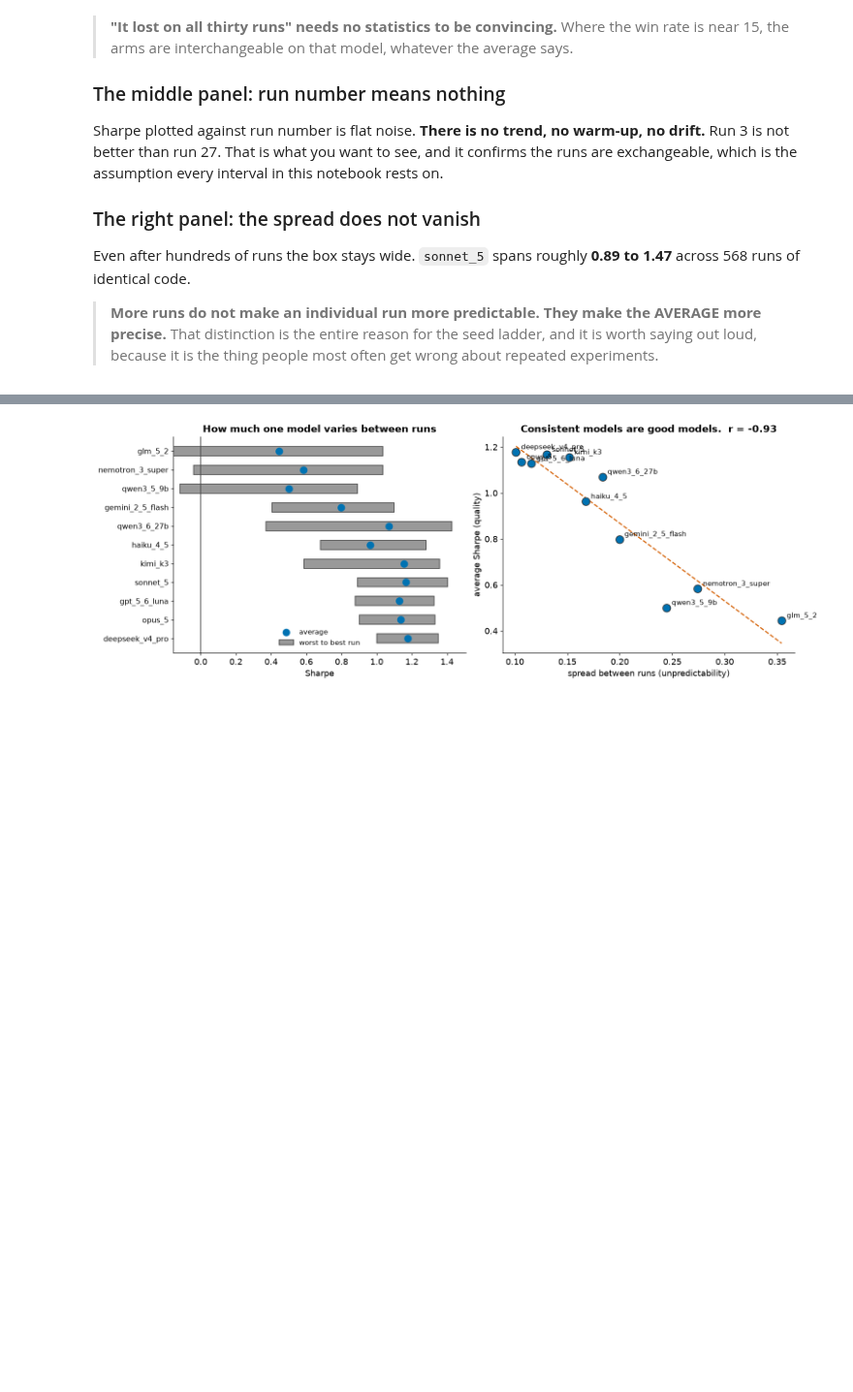
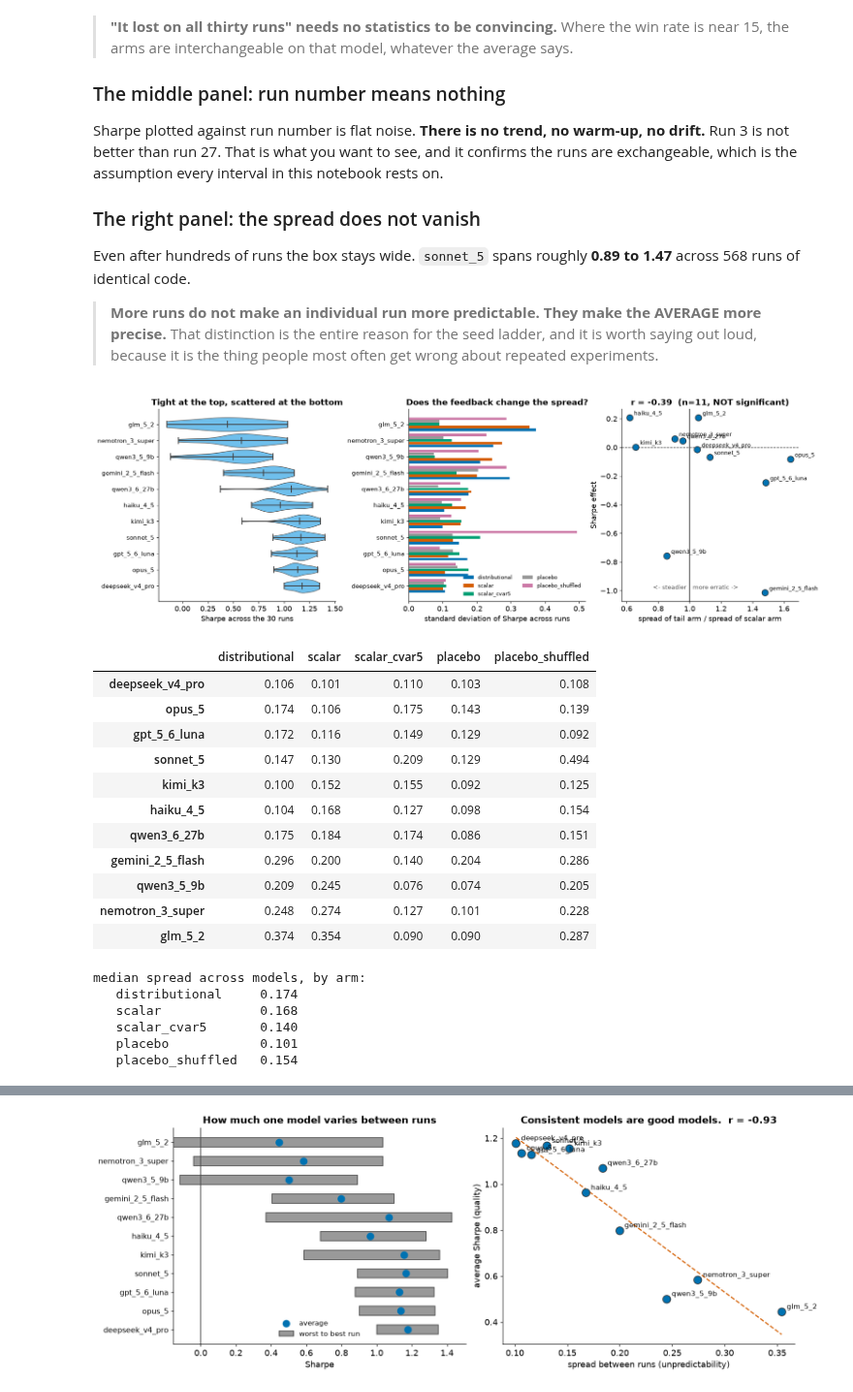
Before and after one commit to abailey81/llm-reward-portfolio, a Jupyter notebook: notebooks/presentation_results.ipynb, the cells around one changed output, grey strips where cells are left out. Shown at 97% size. Cells and saved outputs as stored; diff of their text form; code cells hidden in the pictures; blank space fills up the shorter version.

```diff
--- a/notebooks/presentation_results.ipynb
+++ b/notebooks/presentation_results.ipynb
@@ -775,3 +775,78 @@ runs of identical code.
 > **More runs do not make an individual run more predictable. They make the AVERAGE more precise.**
 > That distinction is the entire reason for the seed ladder, and it is worth saying out loud, because
 > it is the thing people most often get wrong about repeated experiments.
+# %%
+FEED5 = ["distributional", "scalar", "scalar_cvar5", "placebo", "placebo_shuffled"]
+fig, axes = plt.subplots(1, 3, figsize=(16.5, 5.2))
+
+# --- 1. concentration: the shape of each model's run-to-run spread ------------------
+ax = axes[0]
+sd_order = sorted(LINES, key=lambda l: cell(l, "scalar").std(ddof=1))
+data = [cell(l, "scalar").values for l in sd_order]
+parts = ax.violinplot(data, vert=False, showmeans=True, widths=0.85)
+for b_ in parts["bodies"]:
+    b_.set_facecolor(OKABE_ITO["skyblue"]); b_.set_edgecolor("0.3"); b_.set_alpha(0.85)
+for k in ("cbars", "cmins", "cmaxes", "cmeans"):
+    if k in parts: parts[k].set_color("0.25")
+ax.set_yticks(range(1, len(sd_order) + 1))
+ax.set_yticklabels([nm(l) for l in sd_order], fontsize=10)
+ax.set_xlabel("Sharpe across the 30 runs")
+ax.set_title("Tight at the top, scattered at the bottom", fontweight="bold")
+
+# --- 2. spread by arm, per model ---------------------------------------------------
+ax = axes[1]
+SD = pd.DataFrame({a: {nm(l): cell(l, a).std(ddof=1) for l in LINES} for a in FEED5})
+SD = SD.loc[[nm(l) for l in sd_order]]
+y = np.arange(len(SD))
+for i, a in enumerate(FEED5):
+    ax.barh(y + (i - 2) * 0.17, SD[a], height=0.16, color=AC[a], label=a)
+ax.set_yticks(y); ax.set_yticklabels(SD.index, fontsize=9.5)
+ax.set_xlabel("standard deviation of Sharpe across runs")
+ax.set_title("Does the feedback change the spread?", fontweight="bold")
+ax.legend(fontsize=8.5, ncols=2)
+
+# --- 3. did tail feedback make a model more or less erratic? -----------------------
+ax = axes[2]
+rat = []
+for l in LINES:
+    a, b = cell(l, "distributional"), cell(l, "scalar")
+    rat.append({"model": nm(l), "sd ratio": a.std(ddof=1) / b.std(ddof=1),
+                "Sharpe effect": a.mean() - b.mean()})
+RT = pd.DataFrame(rat)
+ax.scatter(RT["sd ratio"], RT["Sharpe effect"], s=110, color=BLUE, edgecolor="0.2", zorder=3)
+for _, r_ in RT.iterrows():
+    ax.annotate(r_["model"], (r_["sd ratio"], r_["Sharpe effect"]), fontsize=9,
+                xytext=(7, 4), textcoords="offset points")
+ax.axvline(1.0, color="0.3", lw=1.6); ax.axhline(0, color="0.3", lw=1.0, ls="--")
+# placed at the BOTTOM: at the top they overprinted the haiku and glm labels
+ax.text(1.02, ax.get_ylim()[0] * 0.92, "more erratic ->", fontsize=9.5, color="0.35")
+ax.text(0.98, ax.get_ylim()[0] * 0.92, "<- steadier", fontsize=9.5, color="0.35", ha="right")
+rr = RT[["sd ratio", "Sharpe effect"]].corr().iloc[0, 1]
+ax.set_xlabel("spread of tail arm / spread of scalar arm")
+ax.set_ylabel("Sharpe effect")
+ax.set_title("r = %+0.2f  (n=11, NOT significant)" % rr, fontweight="bold")
+savefig(fig, FIG / "P14_spread.png"); plt.show()
+
+display(SD.round(3))
+print("median spread across models, by arm:")
+for a in FEED5: print("   %-18s %.3f" % (a, SD[a].median()))
+# %% [output]
+[figure, added]
+|  | distributional | scalar | scalar_cvar5 | placebo | placebo_shuffled |
+| deepseek_v4_pro | 0.106 | 0.101 | 0.110 | 0.103 | 0.108 |
+| opus_5 | 0.174 | 0.106 | 0.175 | 0.143 | 0.139 |
+| gpt_5_6_luna | 0.172 | 0.116 | 0.149 | 0.129 | 0.092 |
+| sonnet_5 | 0.147 | 0.130 | 0.209 | 0.129 | 0.494 |
+| kimi_k3 | 0.100 | 0.152 | 0.155 | 0.092 | 0.125 |
+| haiku_4_5 | 0.104 | 0.168 | 0.127 | 0.098 | 0.154 |
+| qwen3_6_27b | 0.175 | 0.184 | 0.174 | 0.086 | 0.151 |
+| gemini_2_5_flash | 0.296 | 0.200 | 0.140 | 0.204 | 0.286 |
+| qwen3_5_9b | 0.209 | 0.245 | 0.076 | 0.074 | 0.205 |
+| nemotron_3_super | 0.248 | 0.274 | 0.127 | 0.101 | 0.228 |
+| glm_5_2 | 0.374 | 0.354 | 0.090 | 0.090 | 0.287 |
+median spread across models, by arm:
+   distributional     0.174
+   scalar             0.168
+   scalar_cvar5       0.140
+   placebo            0.101
+   placebo_shuffled   0.154
```
Also changed, not shown: parts of 3 cells of this notebook, 17 other files.
